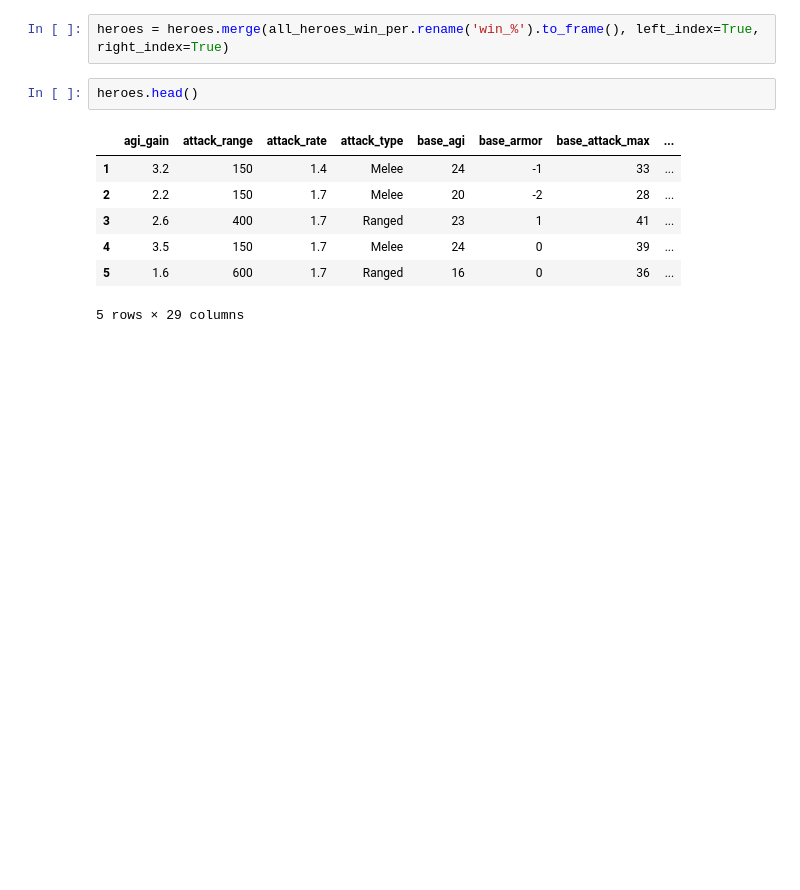
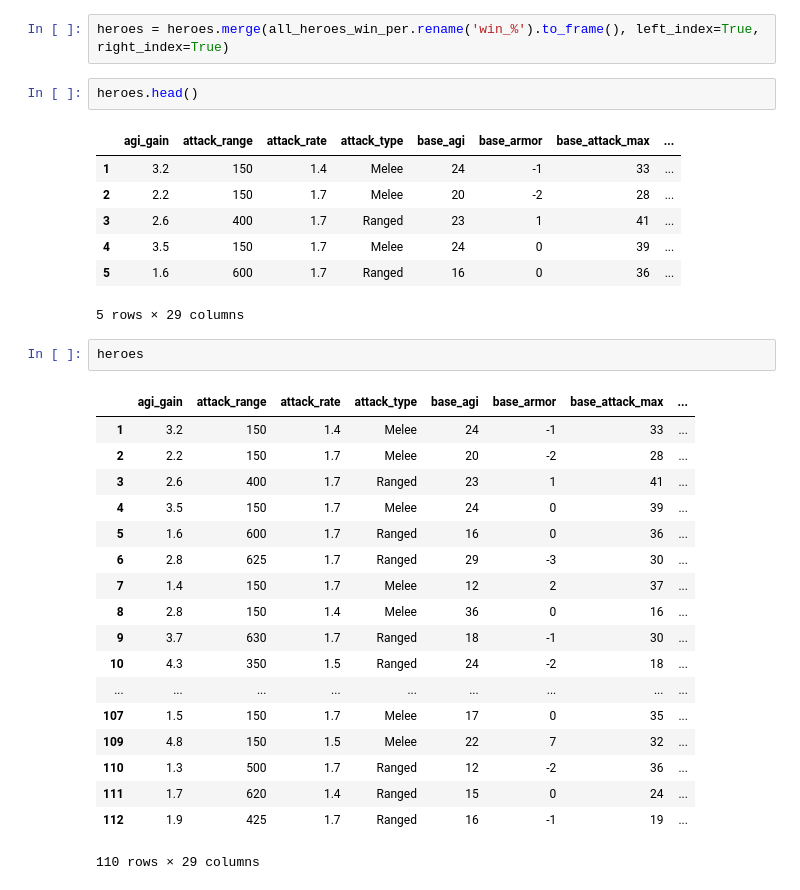
Before and after one commit to nathanConn/Springboard, a Jupyter notebook: Capstone 1.ipynb, the cells around one changed output. Saved outputs shown, nothing was run; the diff lists cells and outputs as text; blank space fills up the shorter version.

```diff
--- a/Capstone 1.ipynb
+++ b/Capstone 1.ipynb
@@ -221,3 +221,24 @@ heroes.head()
 | 4 | 3.5 | 150 | 1.7 | Melee | 24 | 0 | 39 | ... |
 | 5 | 1.6 | 600 | 1.7 | Ranged | 16 | 0 | 36 | ... |
 5 rows × 29 columns
+# %%
+heroes
+# %% [output]
+|  | agi_gain | attack_range | attack_rate | attack_type | base_agi | base_armor | base_attack_max | ... |
+| 1 | 3.2 | 150 | 1.4 | Melee | 24 | -1 | 33 | ... |
+| 2 | 2.2 | 150 | 1.7 | Melee | 20 | -2 | 28 | ... |
+| 3 | 2.6 | 400 | 1.7 | Ranged | 23 | 1 | 41 | ... |
+| 4 | 3.5 | 150 | 1.7 | Melee | 24 | 0 | 39 | ... |
+| 5 | 1.6 | 600 | 1.7 | Ranged | 16 | 0 | 36 | ... |
+| 6 | 2.8 | 625 | 1.7 | Ranged | 29 | -3 | 30 | ... |
+| 7 | 1.4 | 150 | 1.7 | Melee | 12 | 2 | 37 | ... |
+| 8 | 2.8 | 150 | 1.4 | Melee | 36 | 0 | 16 | ... |
+| 9 | 3.7 | 630 | 1.7 | Ranged | 18 | -1 | 30 | ... |
+| 10 | 4.3 | 350 | 1.5 | Ranged | 24 | -2 | 18 | ... |
+| ... | ... | ... | ... | ... | ... | ... | ... | ... |
+| 107 | 1.5 | 150 | 1.7 | Melee | 17 | 0 | 35 | ... |
+| 109 | 4.8 | 150 | 1.5 | Melee | 22 | 7 | 32 | ... |
+| 110 | 1.3 | 500 | 1.7 | Ranged | 12 | -2 | 36 | ... |
+| 111 | 1.7 | 620 | 1.4 | Ranged | 15 | 0 | 24 | ... |
+| 112 | 1.9 | 425 | 1.7 | Ranged | 16 | -1 | 19 | ... |
+110 rows × 29 columns
```
